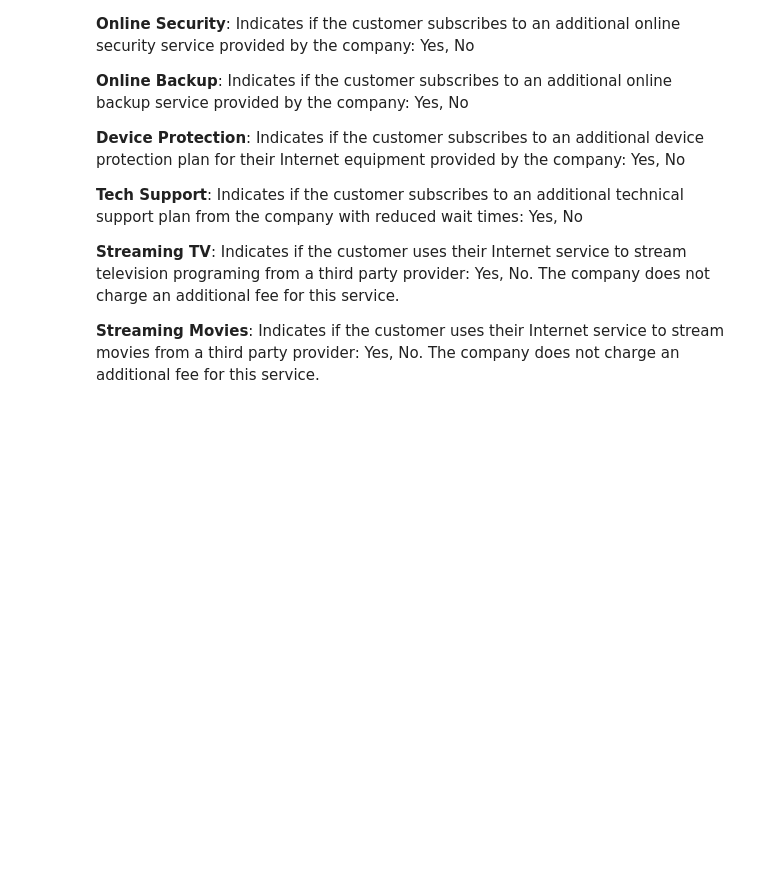
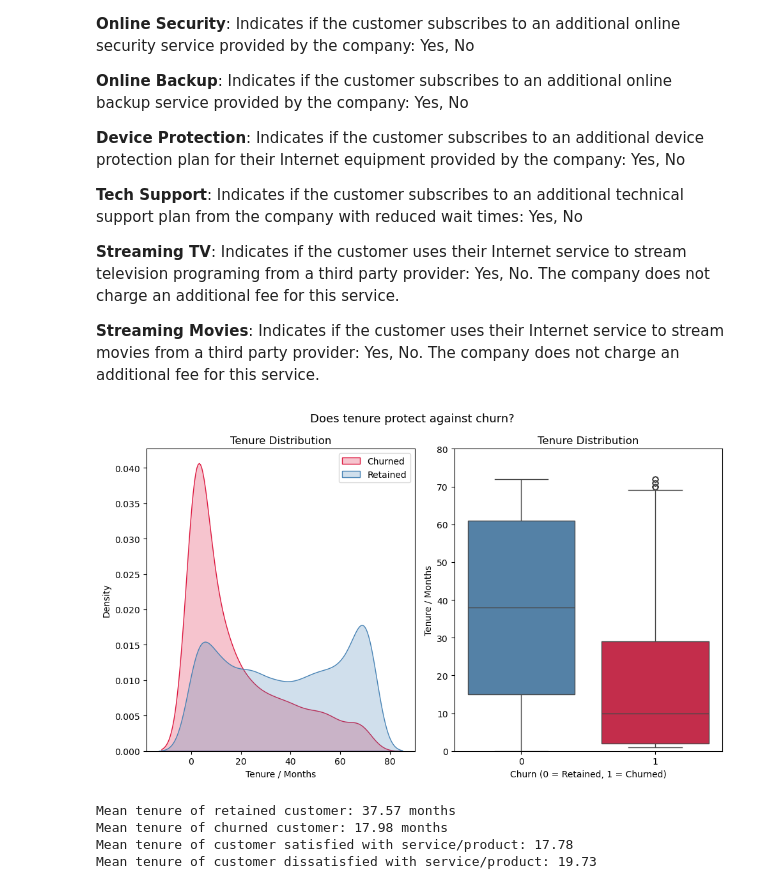
Before and after one commit to FranciszekMierzejewski/Churn-Predictor, a Jupyter notebook: notebooks/01_eda.ipynb, the cells around one changed output. Cells and saved outputs as stored; diff of their text form; code cells hidden in the pictures; blank space fills up the shorter version.

```diff
--- a/notebooks/01_eda.ipynb
+++ b/notebooks/01_eda.ipynb
@@ -260,28 +345,34 @@ churn_tenure_dissatisfaction_months = df[(df["churn reason"].isin(churn_reasons[
 # %%
 fig, axis = plt.subplots(1, 2, figsize=(10,6)) # 1 row, 2 cols (axis objects)
 churn_tenure_months = df[df["churn value"]==1]["tenure months"]
 
 sns.kdeplot(churn_tenure_months, ax=axis[0], label="Churned", fill=True, color="crimson")
 sns.kdeplot(non_churn_tenure_months, ax=axis[0], label="Retained", fill=True, color="steelblue")
 axis[0].set_title("Tenure Distribution")
 axis[0].set_xlabel("Tenure / Months")
 axis[0].set_ylabel("Density")
 axis[0].legend()
 
 sns.boxplot(data=df, x="churn value", y="tenure months", hue="churn value", palette={0:"steelblue",1:"crimson"}, legend=False, ax=axis[1])
 axis[1].set_title("Tenure Distribution")
 axis[1].set_xlabel("Churn (0 = Retained, 1 = Churned)")
 axis[1].set_ylabel("Tenure / Months")
+axis[1].set_ylim(0,80)
 
 plt.suptitle("Does tenure protect against churn?", fontsize=13) # title at top
-plt.ylim(0,100)
 plt.tight_layout()
 plt.show()
 
 print(f"Mean tenure of retained customer: {non_churn_tenure_months.mean():.2f} months")
 print(f"Mean tenure of churned customer: {churn_tenure_months.mean():.2f} months")
-print(f"Mean tenure of customer satisfied with service/product: {churn_tenure_non_dissatisfaction_months.mean():.2f}")
+print(f"Mean tenure of customer that churned but not due to dissatisfaction: {churn_tenure_non_dissatisfaction_months.mean():.2f}")
 print(f"Mean tenure of customer dissatisfied with service/product: {churn_tenure_dissatisfaction_months.mean():.2f}")
+# %% [output]
+[figure, added]
+Mean tenure of retained customer: 37.57 months
+Mean tenure of churned customer: 17.98 months
+Mean tenure of customer satisfied with service/product: 17.78
+Mean tenure of customer dissatisfied with service/product: 19.73
 # %%
 # Correlation between numerical values
 # convert String type to numeric
```
Also changed, not shown: parts of 11 cells of this notebook.
